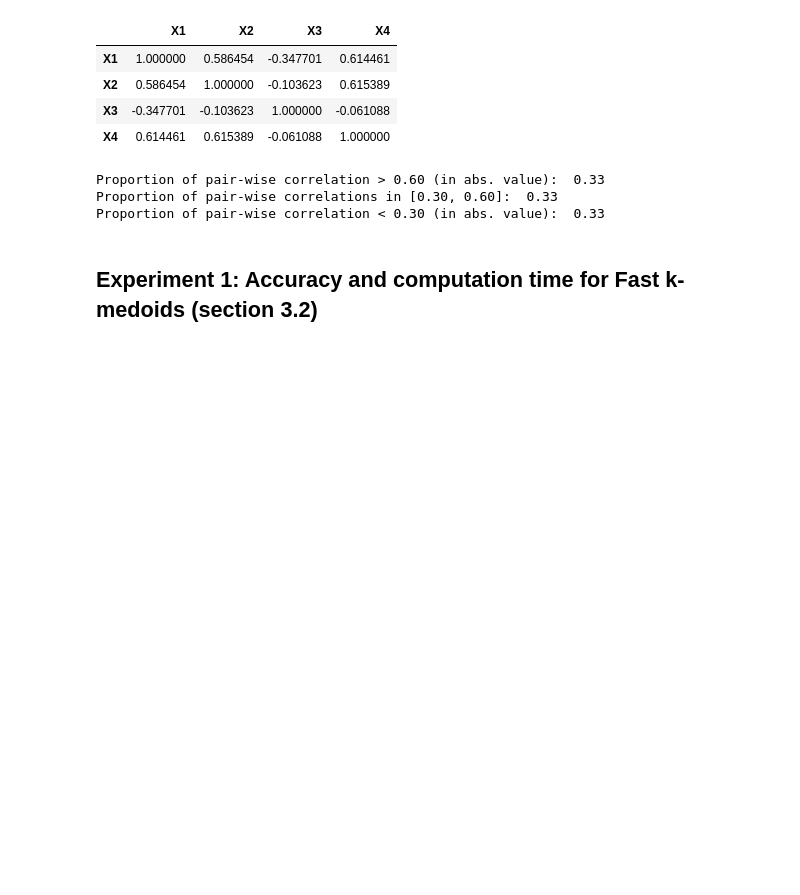
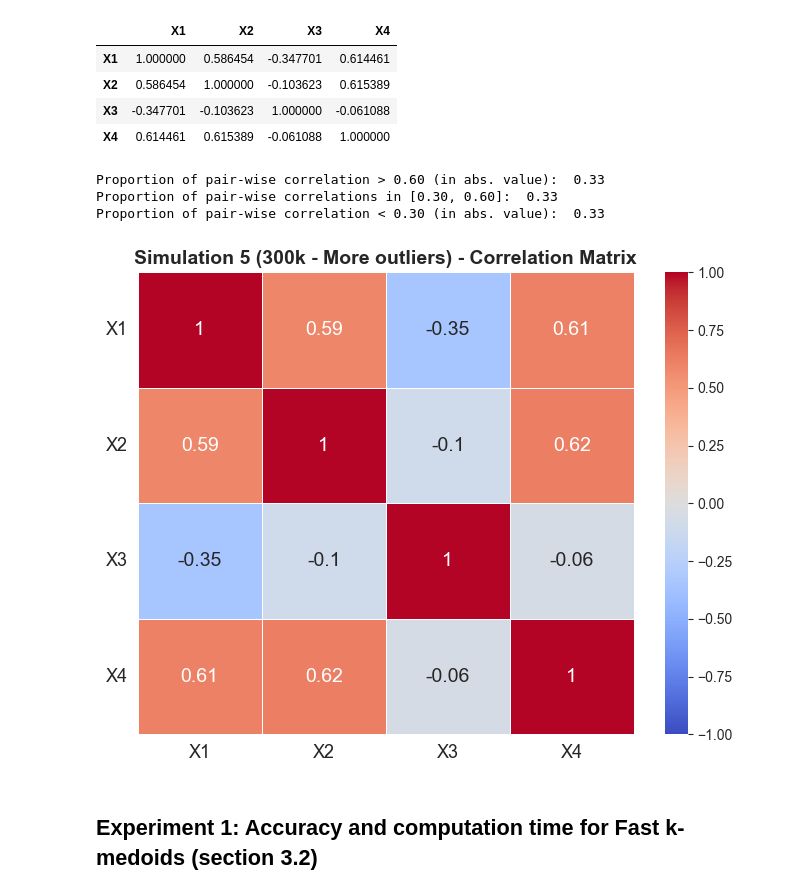
Before and after one commit to FabioScielzoOrtiz/db-robust-clust-paper-code, a Jupyter notebook: experiments/simulations/experiments_simulation_5.ipynb, the cells around one changed output. Saved outputs shown, nothing was run; the diff lists cells and outputs as text; code cells hidden in the pictures; blank space fills up the shorter version.

```diff
--- a/experiments/simulations/experiments_simulation_5.ipynb
+++ b/experiments/simulations/experiments_simulation_5.ipynb
@@ -164,6 +166,27 @@ print('Proportion of pair-wise correlation < 0.30 (in abs. value): ', np.round(n
 Proportion of pair-wise correlation > 0.60 (in abs. value):  0.33
 Proportion of pair-wise correlations in [0.30, 0.60]:  0.33
 Proportion of pair-wise correlation < 0.30 (in abs. value):  0.33
+# %%
+# Matriz de correlaciones
+corr = X[['X1', 'X2', 'X3', 'X4']].corr().round(2)
+
+plt.figure(figsize=(8,6))
+sns.heatmap(
+    corr,
+    annot=True,                 # Muestra los valores dentro de las celdas
+    cmap="coolwarm",            # Paleta de colores
+    vmin=-1, vmax=1,             # Escala del colorbar
+    linewidths=0.5,             # Líneas entre celdas
+    annot_kws={"size": 14}      # Tamaño del texto dentro de las celdas
+)
+
+# Personalizar etiquetas
+plt.xticks(fontsize=13)         # Tamaño etiquetas eje X
+plt.yticks(fontsize=13, rotation=0)  # Tamaño etiquetas eje Y (sin rotación)
+plt.title("Simulation 5 (300k - More outliers) - Correlation Matrix", fontsize=14, fontweight='bold')
+plt.show()
+# %% [output]
+[figure, added]
 # %% [markdown]
 ## Experiment 1: Accuracy and computation time for Fast k-medoids (section 3.2)
 # %%
```
Also changed, not shown: parts of 3 cells of this notebook, 6 other files.
